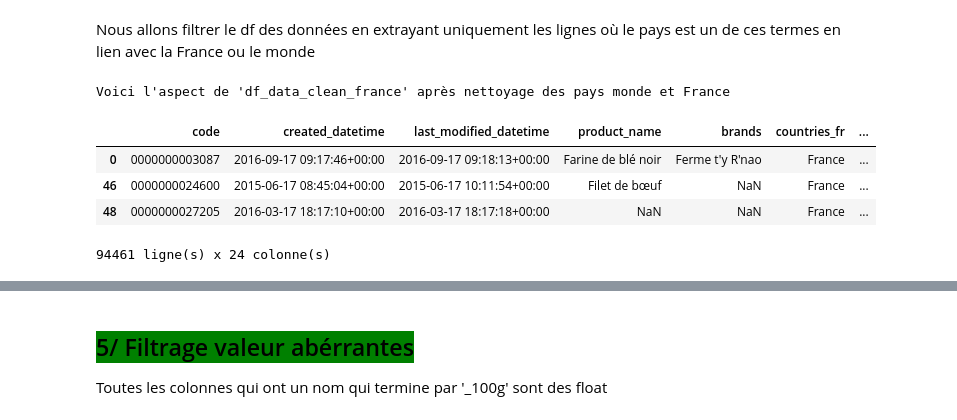
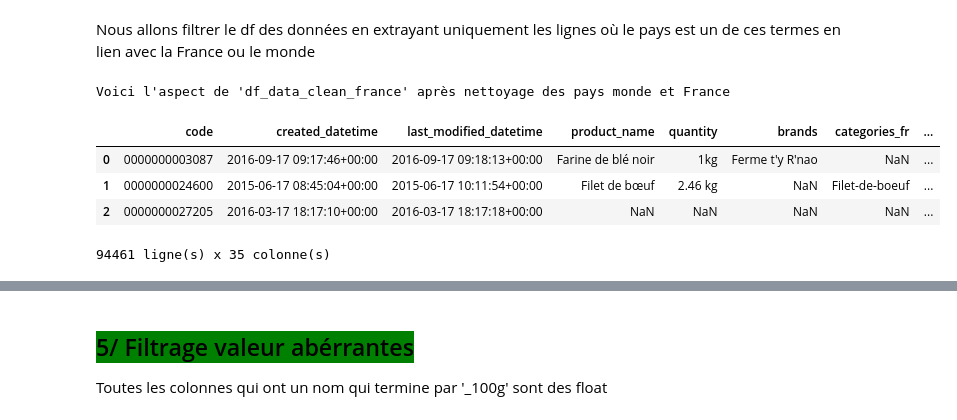
Before and after one commit to pierrickBERTHE/PB3-Preparation_de_donnees_de_nutrition, a Jupyter notebook: Berthe_Pierrick_1_notebook_092023.ipynb, the cells around one changed output, grey strips where cells are left out. Cells and saved outputs as stored; diff of their text form; code cells hidden in the pictures.

```diff
--- a/Berthe_Pierrick_1_notebook_092023.ipynb
+++ b/Berthe_Pierrick_1_notebook_092023.ipynb
@@ -604,15 +844,15 @@ ___
 # %%
 # Seuil_NaN
-seuil_nan = 50
+seuil_nan = 75
 
 # Affichage graphique des NaN
 df_Nan_par_ligne, df_to_supp = filtre_nan_par_seuil(data_brut, seuil_nan, False)
 
-# Suppression col > 50% de NaN
+# Suppression col > Seuil_NaN
 df_data_clean_nan = data_brut.drop(columns=df_to_supp.index)
 
 # Affichage
-print("Voici les colonnes : ")
+print("Voici les colonnes qui vont être supprimées: ")
 display(df_to_supp)
 
 affiche_aperçu_df(df_data_clean_nan, "df_data_clean_nan", "des NaN", 2)
@@ -906,14 +1163,14 @@ Voici les noms relatifs à la France trouvés dans 'df_pays_2p' :
 Nous allons filtrer le df des données en extrayant uniquement les lignes où le pays est un de ces termes en lien avec la France ou le monde
 # %%
 # Filtrer les lignes en lien avec la France
-df_data_clean_france = df_data_clean_nan_redon_utile[df_data_clean_nan_redon_utile['countries_fr'].isin(df_france["pays"])]
+df_data_clean_france = df_data_clean_nan_redon_utile[df_data_clean_nan_redon_utile['countries_fr'].isin(df_france["pays"])].reset_index(drop=True)
 
 # Affichage
 affiche_aperçu_df(df_data_clean_france, "df_data_clean_france", "des pays monde et France", 3)
 # %% [output]
 Voici l'aspect de 'df_data_clean_france' après nettoyage des pays monde et France
-|  | code | created_datetime | last_modified_datetime | product_name | brands | countries_fr | ... |
-| 0 | 0000000003087 | 2016-09-17 09:17:46+00:00 | 2016-09-17 09:18:13+00:00 | Farine de blé noir | Ferme t'y R'nao | France | ... |
-| 46 | 0000000024600 | 2015-06-17 08:45:04+00:00 | 2015-06-17 10:11:54+00:00 | Filet de bœuf | NaN | France | ... |
-| 48 | 0000000027205 | 2016-03-17 18:17:10+00:00 | 2016-03-17 18:17:18+00:00 | NaN | NaN | France | ... |
+|  | code | created_datetime | last_modified_datetime | product_name | quantity | brands | categories_fr | ... |
+| 0 | 0000000003087 | 2016-09-17 09:17:46+00:00 | 2016-09-17 09:18:13+00:00 | Farine de blé noir | 1kg | Ferme t'y R'nao | NaN | ... |
+| 1 | 0000000024600 | 2015-06-17 08:45:04+00:00 | 2015-06-17 10:11:54+00:00 | Filet de bœuf | 2.46 kg | NaN | Filet-de-boeuf | ... |
+| 2 | 0000000027205 | 2016-03-17 18:17:10+00:00 | 2016-03-17 18:17:18+00:00 | NaN | NaN | NaN | NaN | ... |
-94461 ligne(s) x 24 colonne(s)
+94461 ligne(s) x 35 colonne(s)
```
Also changed, not shown: parts of 97 cells of this notebook, 1 other file.
